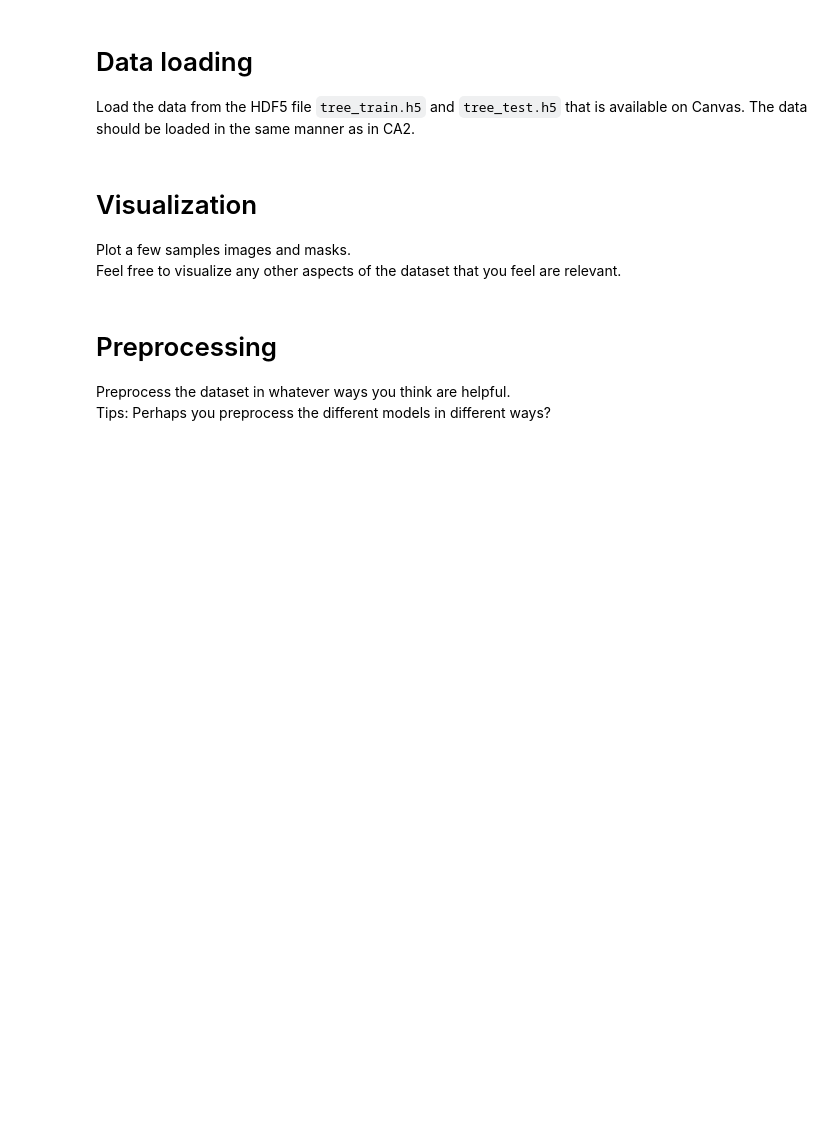
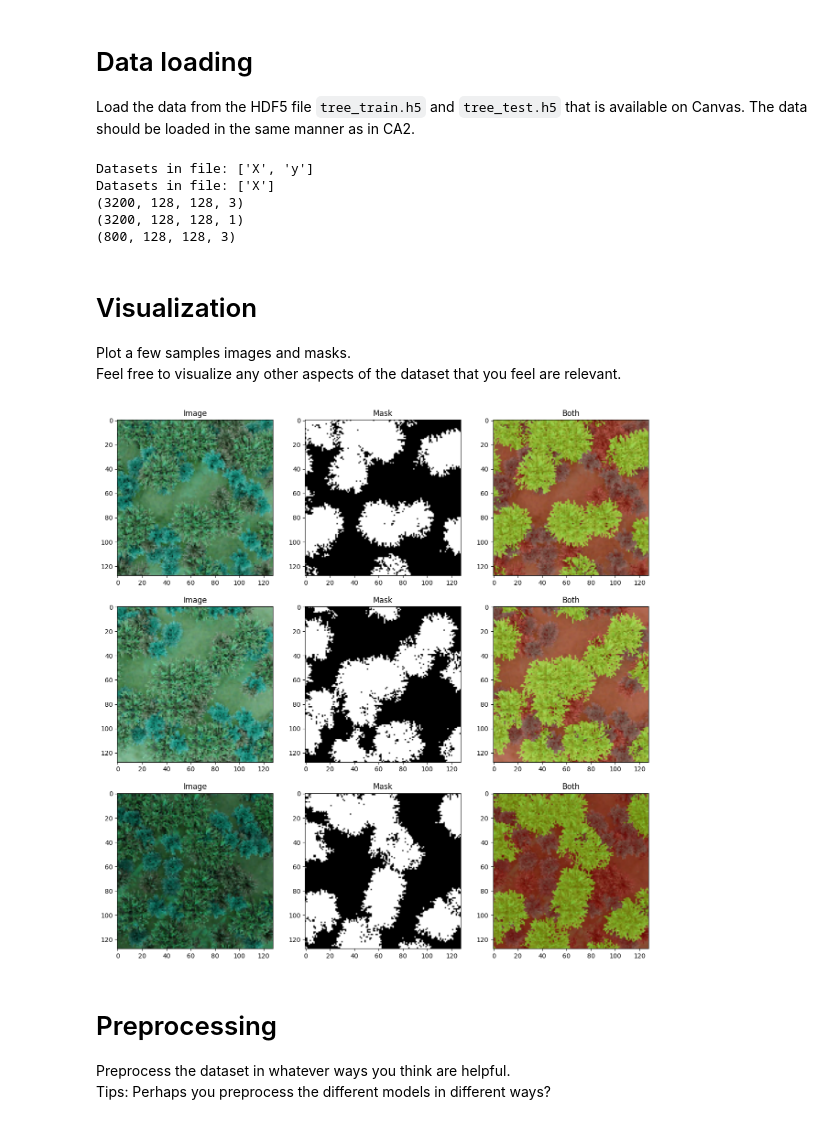
Before and after one commit to hskramstad00/DAT300, a Jupyter notebook: Assignments/CA3/DAT300_CA3_template.ipynb, the cells around one changed output. Drawn from its saved outputs; the diff is of its cells as text; code cells hidden in the pictures; blank space fills up the shorter version.

```diff
--- a/Assignments/CA3/DAT300_CA3_template.ipynb
+++ b/Assignments/CA3/DAT300_CA3_template.ipynb
@@ -69,11 +72,65 @@ tf.random.set_seed(SEED)
 
 Load the data from the HDF5 file `tree_train.h5` and `tree_test.h5` that is available on Canvas.
 The data should be loaded in the same manner as in CA2.
+# %%
+# path to the datasets
+# GJØR OM TIL FUNKSJON SENERE
+from pathlib import Path
+path_train = "/home/skramstad/Documents/DAT300/Assignments/CA3/data/tree_train.h5"
+path_test = "/home/skramstad/Documents/DAT300/Assignments/CA3/data/tree_test.h5"
+
+labels = {
+    0: "not birch tree",
+    1: "birch tree occurence"
+}
+
+with h5py.File(path_train, 'r') as f:
+    print('Datasets in file:', list(f.keys()))
+    X_train = np.asanyarray(f['X'])
+    y_train = np.asanyarray(f['y'])
+
+with h5py.File(path_test, 'r') as f:
+    print('Datasets in file:', list(f.keys()))
+    X_test = np.asanyarray(f['X'])
+
+print(X_train.shape)
+print(y_train.shape)
+print(X_test.shape)
+# %% [output]
+Datasets in file: ['X', 'y']
+Datasets in file: ['X']
+(3200, 128, 128, 3)
+(3200, 128, 128, 1)
+(800, 128, 128, 3)
 # %% [markdown]
 # Visualization
 
 Plot a few samples images and masks. \
 Feel free to visualize any other aspects of the dataset that you feel are relevant.
+# %%
+plt.figure(figsize=(15,15))
+
+for i in range(3):
+
+    plt.subplot(3,3,i*3+1)
+    plt.imshow(X_train[i])
+    plt.title('Image')
+
+
+    plt.subplot(3,3,i*3 +2)
+    plt.imshow(y_train[i], cmap='gray')
+    plt.title('Mask')
+
+
+    plt.subplot(3,3,i*3 +3)
+    plt.imshow(X_train[i])
+    plt.imshow(y_train[i],alpha=0.4,cmap='autumn')
+    plt.title('Both')
+
+
+plt.show()
+# %% [output]
+[figure, added]
 # %% [markdown]
 # Preprocessing
 
```
Also changed, not shown: parts of 7 cells of this notebook.
